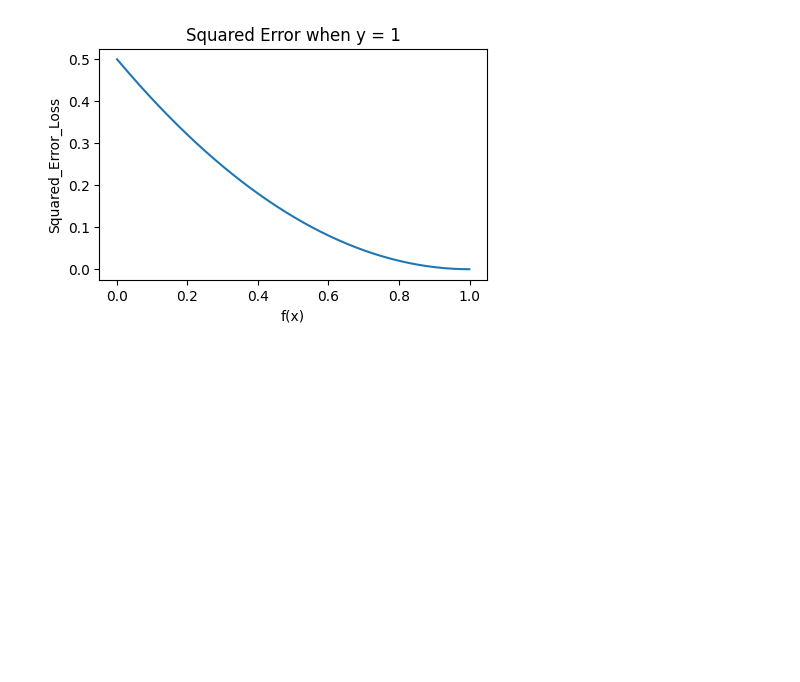
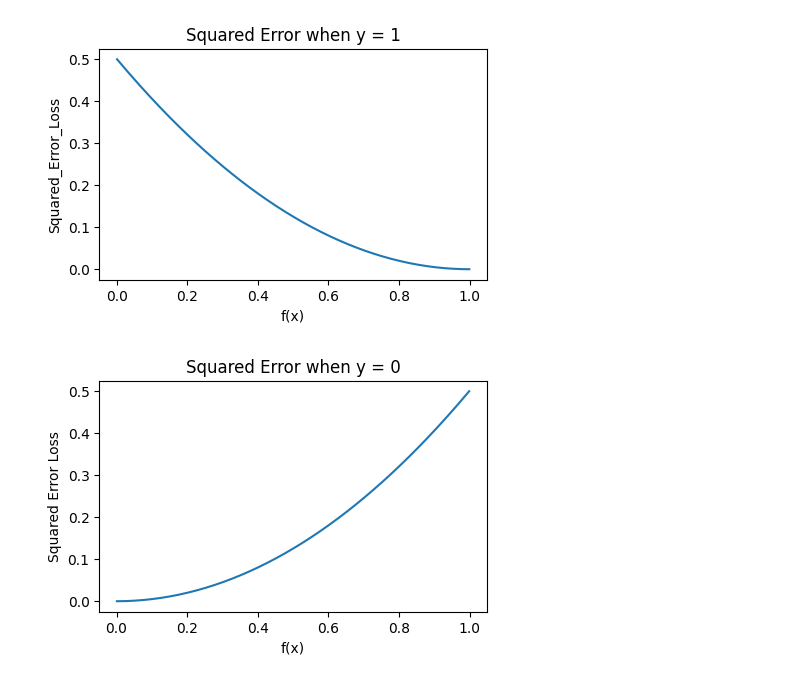
Before and after one commit to winter666-hub/AI_Learning_Journey, a Jupyter notebook: Machine_Learning/03_Logistic_Regression/12_logistic_loss.ipynb, the cells around one changed output. Saved outputs shown, nothing was run; the diff lists cells and outputs as text; code cells hidden in the pictures; blank space fills up the shorter version.

```diff
--- a/Machine_Learning/03_Logistic_Regression/12_logistic_loss.ipynb
+++ b/Machine_Learning/03_Logistic_Regression/12_logistic_loss.ipynb
@@ -65,3 +65,14 @@ plt.title("Squared Error when y = 1")
 plt.show()
 # %% [output]
 [figure]
+# %%
+loss_y0_sq = 0.5 * (f_values - 0) ** 2
+
+plt.figure(figsize=(5, 3))
+plt.plot(f_values, loss_y0_sq)
+plt.xlabel("f(x)")
+plt.ylabel("Squared Error Loss")
+plt.title("Squared Error when y = 0")
+plt.show()
+# %% [output]
+[figure, added]
```
Also changed, not shown: parts of 10 cells of this notebook.
